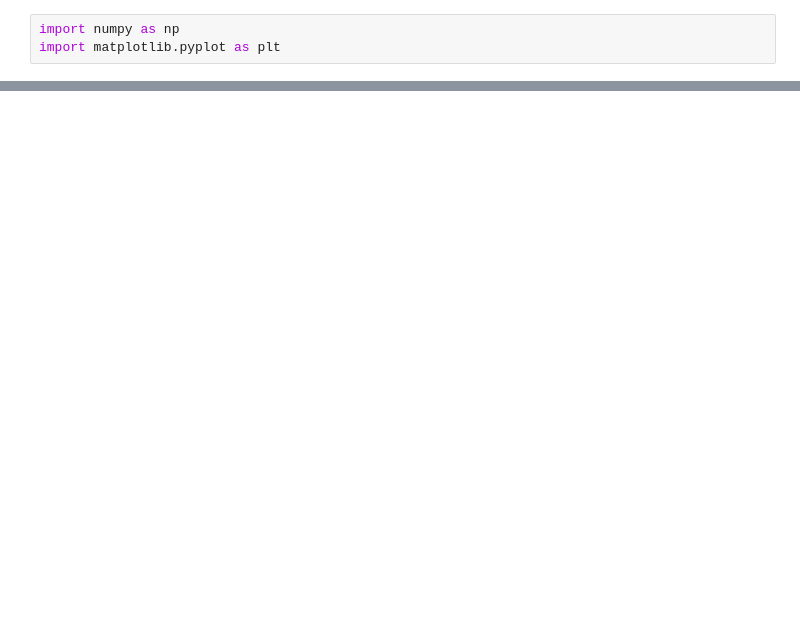
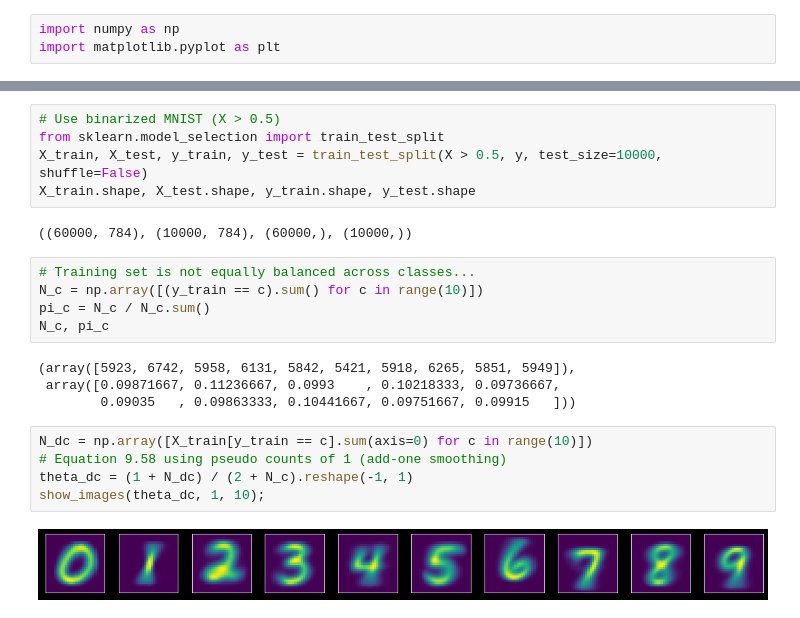
Before and after one commit to chofchof/probml, a Jupyter notebook: notebooks/book1/09/naive_bayes_mnist.ipynb, the cells around one changed output, grey strips where cells are left out. Drawn from its saved outputs; the diff is of its cells as text; blank space fills up the shorter version.

```diff
--- a/notebooks/book1/09/naive_bayes_mnist.ipynb
+++ b/notebooks/book1/09/naive_bayes_mnist.ipynb
@@ -153,0 +59,23 @@ np.count_nonzero(preds == y_test) / len(y_test)  # test accuracy
+# %%
+# Use binarized MNIST (X > 0.5)
+from sklearn.model_selection import train_test_split
+X_train, X_test, y_train, y_test = train_test_split(X > 0.5, y, test_size=10000, shuffle=False)
+X_train.shape, X_test.shape, y_train.shape, y_test.shape
+# %% [output]
+((60000, 784), (10000, 784), (60000,), (10000,))
+# %%
+# Training set is not equally balanced across classes...
+N_c = np.array([(y_train == c).sum() for c in range(10)])
+pi_c = N_c / N_c.sum()
+N_c, pi_c
+# %% [output]
+(array([5923, 6742, 5958, 6131, 5842, 5421, 5918, 6265, 5851, 5949]),
+ array([0.09871667, 0.11236667, 0.0993    , 0.10218333, 0.09736667,
+        0.09035   , 0.09863333, 0.10441667, 0.09751667, 0.09915   ]))
+# %%
+N_dc = np.array([X_train[y_train == c].sum(axis=0) for c in range(10)])
+# Equation 9.58 using pseudo counts of 1 (add-one smoothing)
+theta_dc = (1 + N_dc) / (2 + N_c).reshape(-1, 1)
+show_images(theta_dc, 1, 10);
+# %% [output]
+[figure, added]
```
Also changed, not shown: parts of 36 cells of this notebook.
